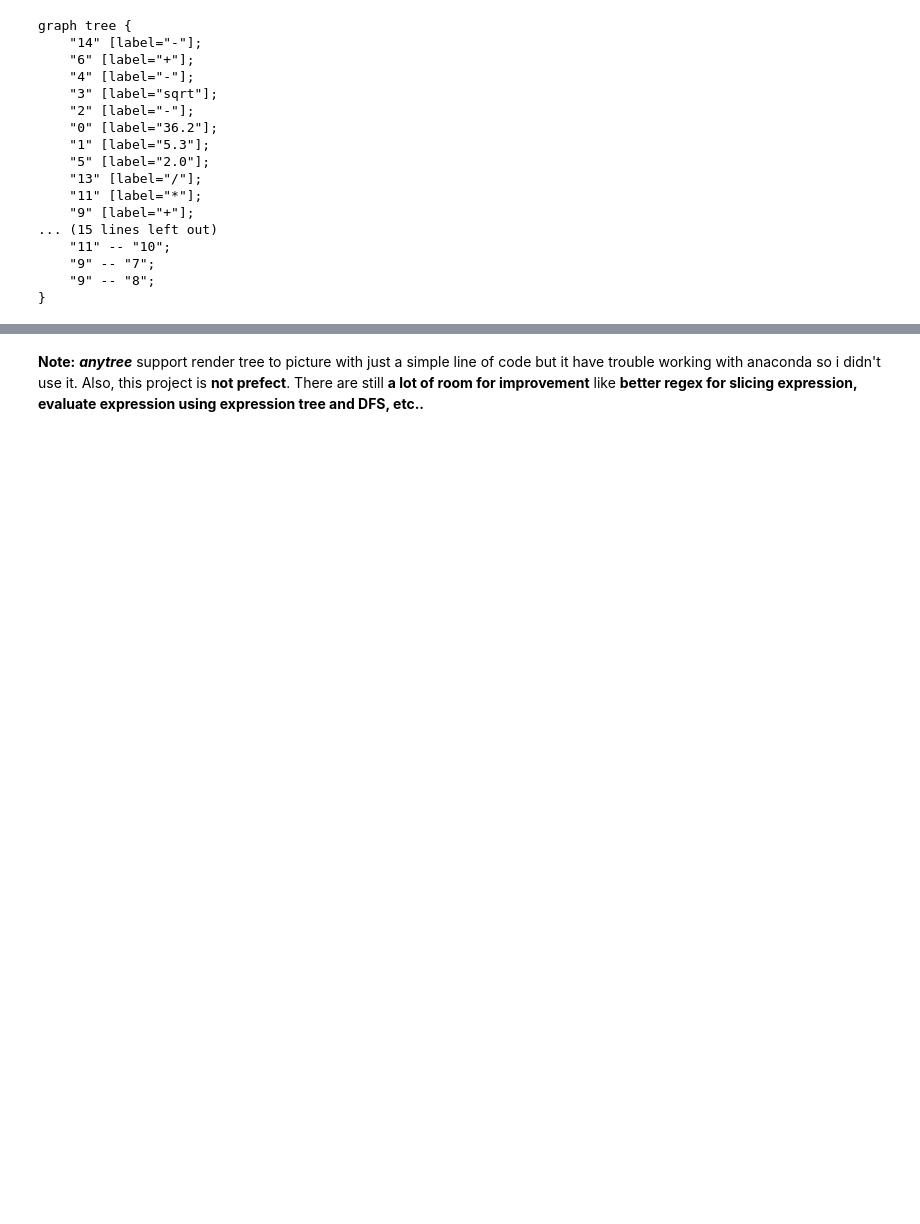
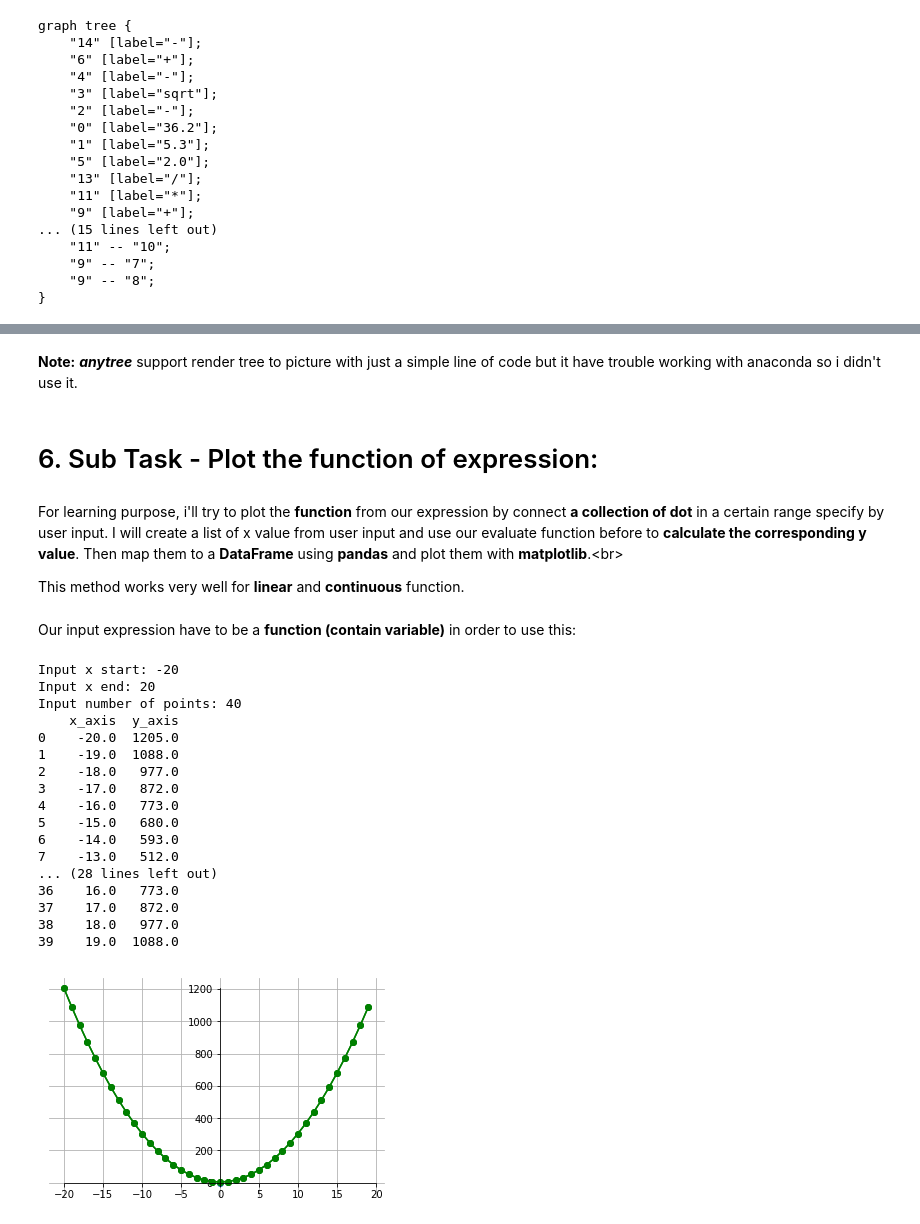
Before and after one commit to lamhoangtung/Simple-Calculator-using-Reverse-Polish-Notation, a Jupyter notebook: Simple Calculator using Reverse Polish Notation.ipynb, the cells around one changed output, grey strips where cells are left out. Cells and saved outputs as stored; diff of their text form; code cells hidden in the pictures; blank space fills up the shorter version.

```diff
--- a/Simple Calculator using Reverse Polish Notation.ipynb
+++ b/Simple Calculator using Reverse Polish Notation.ipynb
@@ -128,11 +147,14 @@ Now we have an **Prefix Expression**, we need to evaluate it for our calculators
 # %%
 from math import sqrt
 
-def evaluatePostfix(postfix):
+def evaluatePostfix(postfix, x):
+    """Evaluate a postfix expression"""
     stack = []
     for i in postfix:
         if type(i) is float:
             stack.append(i)
+        elif i == 'x':
+            stack.append(x)
         else:
             if i == 'sqrt':
                 val = stack.pop()
@@ -153,5 +175,4 @@ def evaluatePostfix(postfix):
                     stack.append(val2 / val1)
                 elif i == '^':
                     stack.append(val2**val1)
-
     return stack.pop()
@@ -302,4 +338,68 @@ graph tree {
 # %% [markdown]
 <img src="https://media.giphy.com/media/2fsdaNR299EuyYtVJ7/giphy.gif">
 # %% [markdown]
-**Note:** ***anytree*** support render tree to picture with just a simple line of code but it have trouble working with anaconda so i didn't use it. Also, this project is **not prefect**. There are still **a lot of room for improvement** like **better regex for slicing expression, evaluate expression using expression tree and DFS, etc..**
+**Note:** ***anytree*** support render tree to picture with just a simple line of code but it have trouble working with anaconda so i didn't use it.
+# %% [markdown]
+# 6. Sub Task - Plot the function of expression:
+# %% [markdown]
+For learning purpose, i'll try to plot the **function** from our expression by connect **a collection of dot** in a certain range specify by user input. I will create a list of x value from user input and use our evaluate function before to **calculate the corresponding y value**. Then map them to a **DataFrame** using **pandas** and plot them with **matplotlib**.<br\>
+
+This method works very well for **linear** and **continuous** function.
+# %%
+import numpy as np
+import pandas as pd
+import matplotlib.pyplot as plt
+
+
+def plotFunction(postfix):
+    """Plot a function by connect a collection of points specify by user input"""
+    x1 = float(input("\nInput x start: "))
+    x2 = float(input("Input x end: "))
+    m = int(input("Input number of points: "))
+    step = (x2-x1)/m
+    x = []
+    y = []
+    for i in np.arange(x1, x2, step):
+        x.append(i)
+        y.append(evaluatePostfix(postfix, i))
+    df = pd.DataFrame({'x_axis': x, 'y_axis': y})
+    print(df)
+    fig = plt.figure(num='Ham so')
+    ax = fig.add_subplot(111)
+    plt.plot('x_axis', 'y_axis', color='green', data=df, linestyle='-', marker='o')
+    plt.plot(x, y, 'go-')
+    ax.spines['left'].set_position('zero')
+    ax.spines['right'].set_color('none')
+    ax.spines['bottom'].set_position('zero')
+    ax.spines['top'].set_color('none')
+    ax.spines['left'].set_smart_bounds(True)
+    ax.spines['bottom'].set_smart_bounds(True)
+    ax.xaxis.set_ticks_position('bottom')
+    ax.yaxis.set_ticks_position('left')
+    plt.scatter(0, 0)
+    plt.grid(True)
+    plt.savefig("function.png")
+    # plt.show()
+# %% [markdown]
+Our input expression have to be a **function (contain variable)** in order to use this:
+# %%
+plotFunction(postfix1)
+# %% [output]
+Input x start: -20
+Input x end: 20
+Input number of points: 40
+    x_axis  y_axis
+0    -20.0  1205.0
+1    -19.0  1088.0
+2    -18.0   977.0
+3    -17.0   872.0
+4    -16.0   773.0
+5    -15.0   680.0
+6    -14.0   593.0
+7    -13.0   512.0
+... (28 lines left out)
+36    16.0   773.0
+37    17.0   872.0
+38    18.0   977.0
+39    19.0  1088.0
+[figure, added]
```
Also changed, not shown: parts of 25 cells of this notebook, 4 other files.
